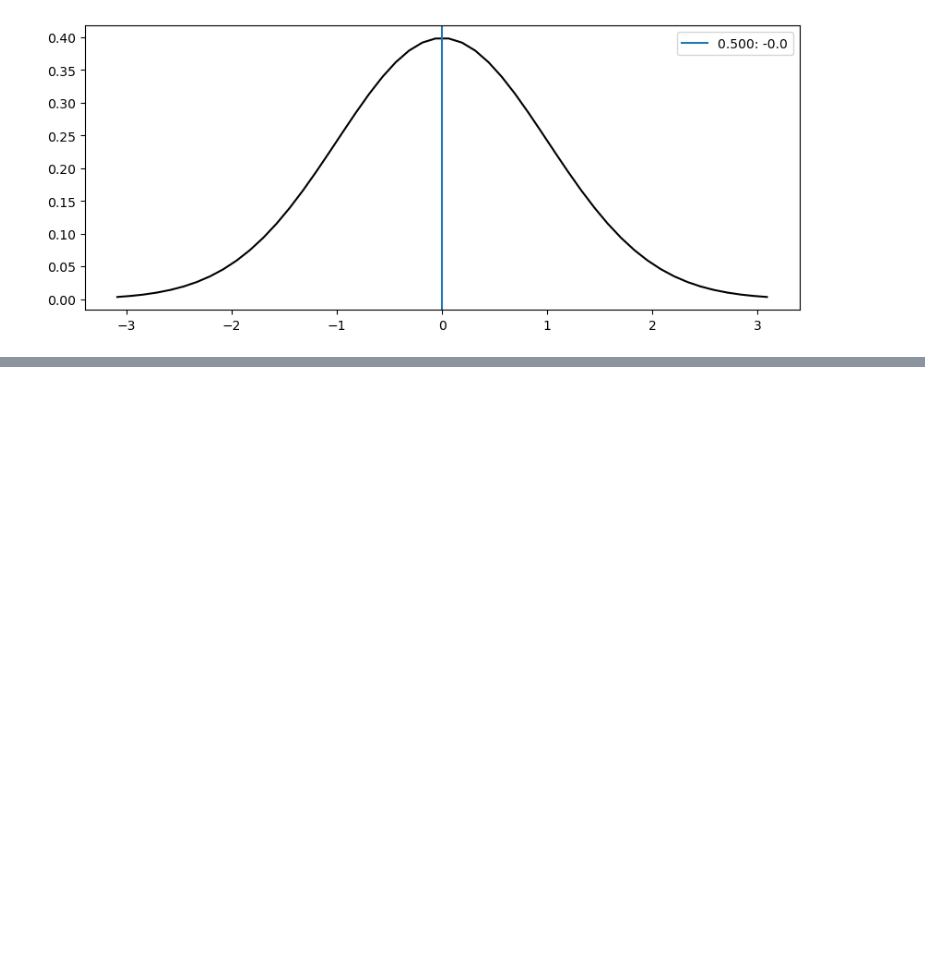
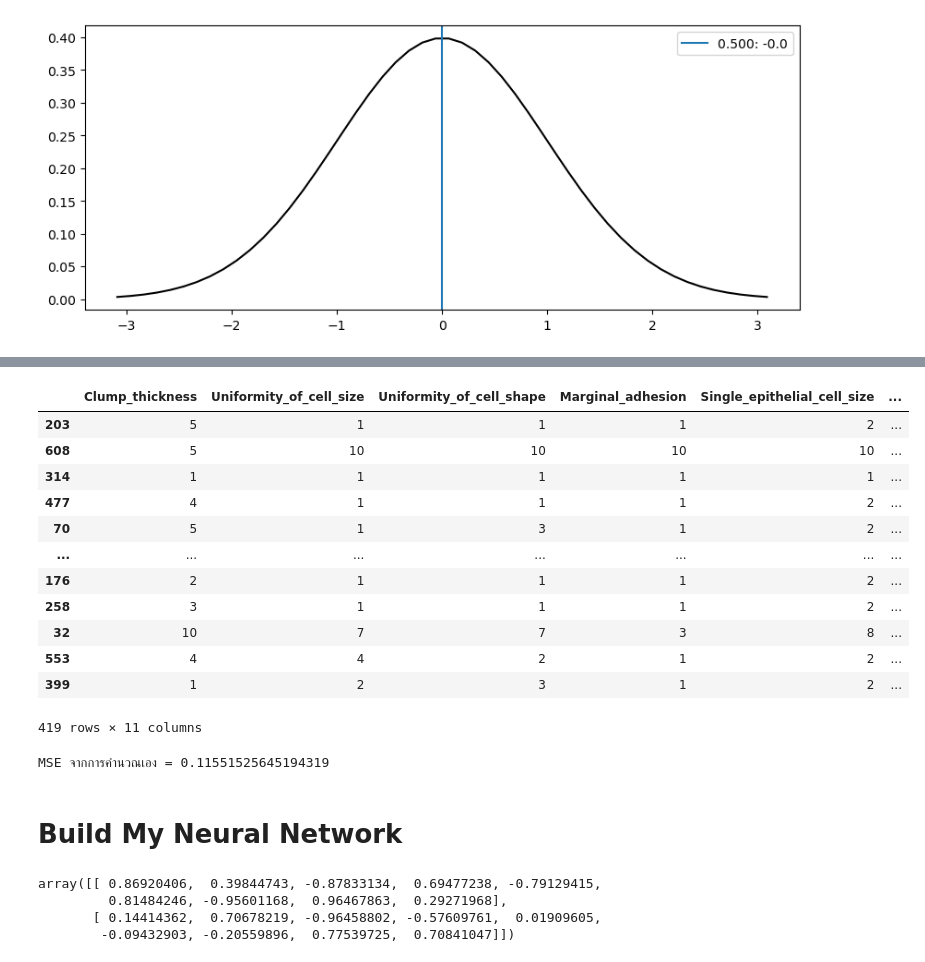
Before and after one commit to andaraiwin/NN, a Jupyter notebook: NN.ipynb, the cells around one changed output, grey strips where cells are left out. Saved outputs shown, nothing was run; the diff lists cells and outputs as text; code cells hidden in the pictures; blank space fills up the shorter version.

```diff
--- a/NN.ipynb
+++ b/NN.ipynb
@@ -374,0 +382,3 @@ new_X_train
+# %%
+y_train_predict = model.predict(X_train)  # ทำนาย training set ให้ผลลัพธ์เหมือนการคำนวณจากสมการโดยตรง
+y_train_predict
@@ -374,0 +403,39 @@ new_X_train
+# %%
+# สร้าง copy ใหม่ของ X_train เพราะไม่ต้องการยุ่งกับ X_train ต้นฉบับ เพื่อป้องกันกรณีที่เผลอแก้ค่าใน comparison แล้วค่าใน X_train เปลี่ยนตาม
+comparison = X_train.copy()
+
+# เพิ่มคอลัมน์ sepal length ที่เป็นค่าตัวแปรตามที่แท้จริงเข้าไป
+# Note: ทำได้ เพราะ X_train กับ y_train มี index เหมือนกันเป๊ะ
+comparison['class'] = y_train
+
+# เพิ่มคอลัมน์ผลการทำนาย
+# Note: ทำได้ไม่ผิด เพราะแม้ว่า y_train_predict จะเป็น Numpy array ที่ไม่มี index เดิมของ y_train
+#       แต่ตอนทำนายด้วย model.predict() นั้น ไม่ได้มีการสลับลำดับแถว
+comparison['class_predict'] = y_train_predict
+
+comparison
+# %% [output]
+|  | Clump_thickness | Uniformity_of_cell_size | Uniformity_of_cell_shape | Marginal_adhesion | Single_epithelial_cell_size | ... |
+| 203 | 5 | 1 | 1 | 1 | 2 | ... |
+| 608 | 5 | 10 | 10 | 10 | 10 | ... |
+| 314 | 1 | 1 | 1 | 1 | 1 | ... |
+| 477 | 4 | 1 | 1 | 1 | 2 | ... |
+| 70 | 5 | 1 | 3 | 1 | 2 | ... |
+| ... | ... | ... | ... | ... | ... | ... |
+| 176 | 2 | 1 | 1 | 1 | 2 | ... |
+| 258 | 3 | 1 | 1 | 1 | 2 | ... |
+| 32 | 10 | 7 | 7 | 3 | 8 | ... |
+| 553 | 4 | 4 | 2 | 1 | 2 | ... |
+| 399 | 1 | 2 | 3 | 1 | 2 | ... |
+419 rows × 11 columns
+# %%
+# คำนวณผลต่างของการทำนาย ยกกำลังสอง
+comparison['Error^2'] = (comparison['class'] - comparison['class_predict'])**2  # Error ยกกำลังสอง
+# comparison.head()
+
+mse = comparison['Error^2'].mean()
+print(f'MSE จากการคำนวณเอง = {mse}')
+# %% [output]
+MSE จากการคำนวณเอง = 0.11551525645194319
+# %% [markdown]
+# Build My Neural Network
@@ -374,0 +447,13 @@ new_X_train
+# %%
+Eplt = []
+W = np.zeros((2, 9)) # pre-allocate matrix for inserting weight
+
+for i in range(0, 2):
+    for j in range(0, 9):
+        n = random.uniform(-1, 1)
+        W[i, j] = n
+# %% [output]
+array([[ 0.86920406,  0.39844743, -0.87833134,  0.69477238, -0.79129415,
+         0.81484246, -0.95601168,  0.96467863,  0.29271968],
+       [ 0.14414362,  0.70678219, -0.96458802, -0.57609761,  0.01909605,
+        -0.09432903, -0.20559896,  0.77539725,  0.70841047]])
```
Also changed, not shown: parts of 38 cells of this notebook, 4 other files.
